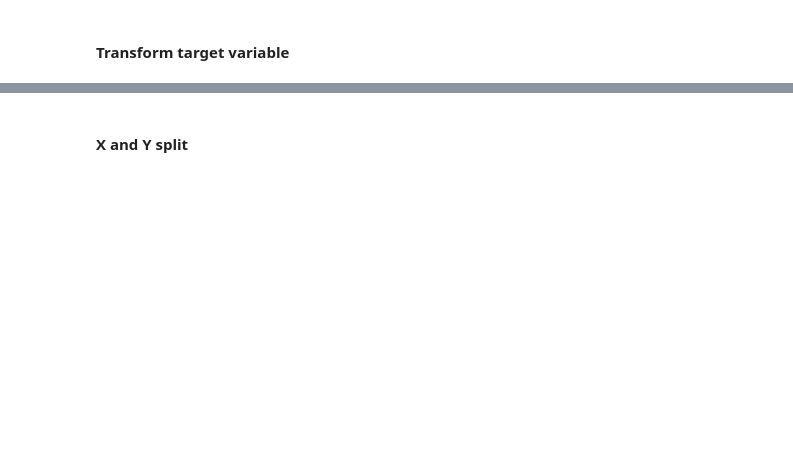
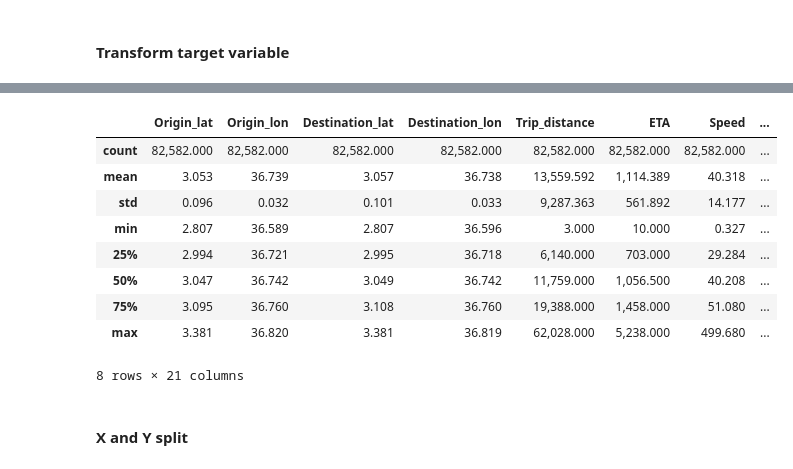
Before and after one commit to Azie88/Estimated-Time-of-Arrival-ETA-Prediction, a Jupyter notebook: Project_notebook.ipynb, the cells around one changed output, grey strips where cells are left out. Drawn from its saved outputs; the diff is of its cells as text; code cells hidden in the pictures; blank space fills up the shorter version.

```diff
--- a/Project_notebook.ipynb
+++ b/Project_notebook.ipynb
@@ -734,3 +722,28 @@ clean_dataset(training_merged)
+# %%
+# Remove some anomalies
+
+eta_filter = (training_merged['ETA'] < 10)
+
+trip_distance_filter = (
+    (training_merged['Trip_distance'] < 10) |
+    ((training_merged['Trip_distance'] < 10) & (training_merged['ETA'] < 60))
+)
+
+# Apply the filters separately
+training_merged = training_merged.drop(training_merged[eta_filter].index)
+training_merged = training_merged.drop(training_merged[trip_distance_filter].index)
+training_merged.describe()
+# %% [output]
+|  | Origin_lat | Origin_lon | Destination_lat | Destination_lon | Trip_distance | ETA | Speed | ... |
+| count | 82,582.000 | 82,582.000 | 82,582.000 | 82,582.000 | 82,582.000 | 82,582.000 | 82,582.000 | ... |
+| mean | 3.053 | 36.739 | 3.057 | 36.738 | 13,559.592 | 1,114.389 | 40.318 | ... |
+| std | 0.096 | 0.032 | 0.101 | 0.033 | 9,287.363 | 561.892 | 14.177 | ... |
+| min | 2.807 | 36.589 | 2.807 | 36.596 | 3.000 | 10.000 | 0.327 | ... |
+| 25% | 2.994 | 36.721 | 2.995 | 36.718 | 6,140.000 | 703.000 | 29.284 | ... |
+| 50% | 3.047 | 36.742 | 3.049 | 36.742 | 11,759.000 | 1,056.500 | 40.208 | ... |
+| 75% | 3.095 | 36.760 | 3.108 | 36.760 | 19,388.000 | 1,458.000 | 51.080 | ... |
+| max | 3.381 | 36.820 | 3.381 | 36.819 | 62,028.000 | 5,238.000 | 499.680 | ... |
+8 rows × 21 columns
 # %% [markdown]
 #### X and Y split
 # %%
```
Also changed, not shown: parts of 68 cells of this notebook.
